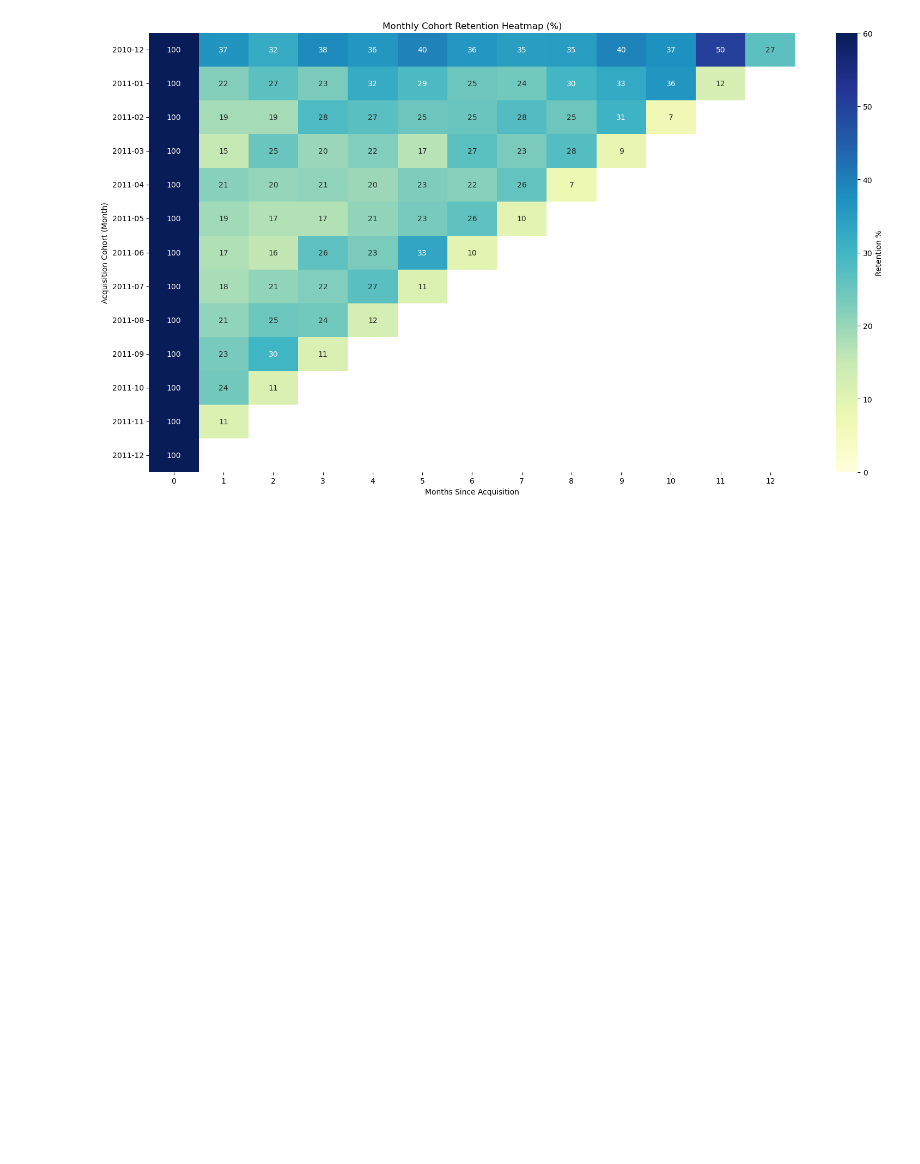
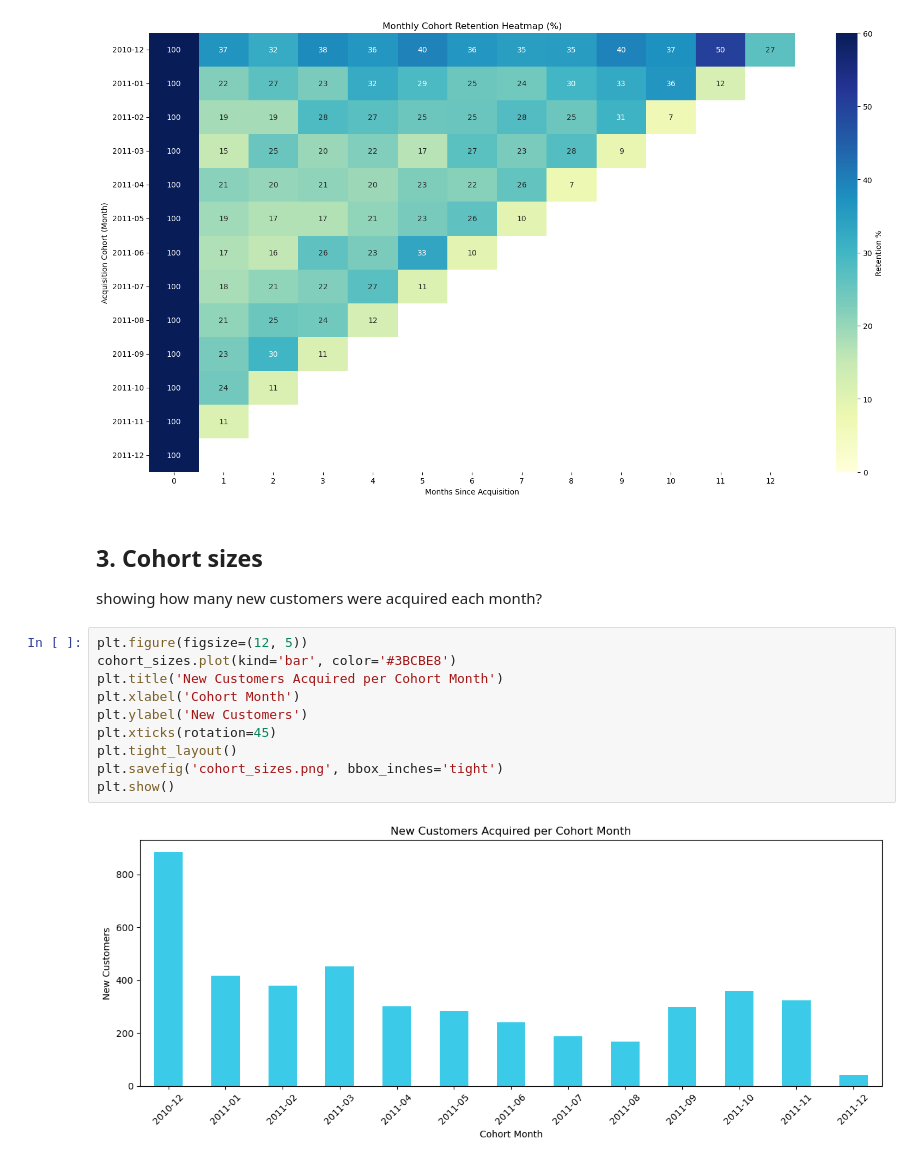
Before and after one commit to itsayushydv/data-analytics-projects, a Jupyter notebook: ecom/notebook/cohort_analysis.ipynb, the cells around one changed output. Saved outputs shown, nothing was run; the diff lists cells and outputs as text; blank space fills up the shorter version.

Commit message:
visual: customer acquired each month as per cohort size

```diff
--- a/ecom/notebook/cohort_analysis.ipynb
+++ b/ecom/notebook/cohort_analysis.ipynb
@@ -94,3 +94,19 @@ plt.savefig('cohort_retention_heatmap.png', bbox_inches='tight')
 plt.show()
 # %% [output]
 [figure]
+# %% [markdown]
+## 3. Cohort sizes
+
+showing how many new customers were acquired each month?
+# %%
+plt.figure(figsize=(12, 5))
+cohort_sizes.plot(kind='bar', color='#3BCBE8')
+plt.title('New Customers Acquired per Cohort Month')
+plt.xlabel('Cohort Month')
+plt.ylabel('New Customers')
+plt.xticks(rotation=45)
+plt.tight_layout()
+plt.savefig('cohort_sizes.png', bbox_inches='tight')
+plt.show()
+# %% [output]
+[figure, added]
```
Also changed, not shown: 1 other file.
